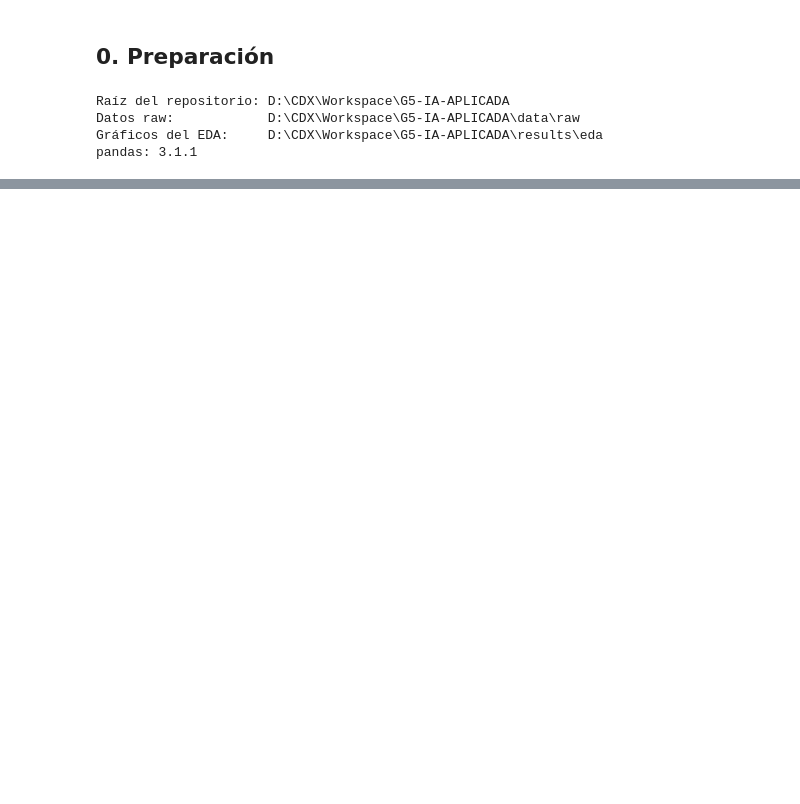
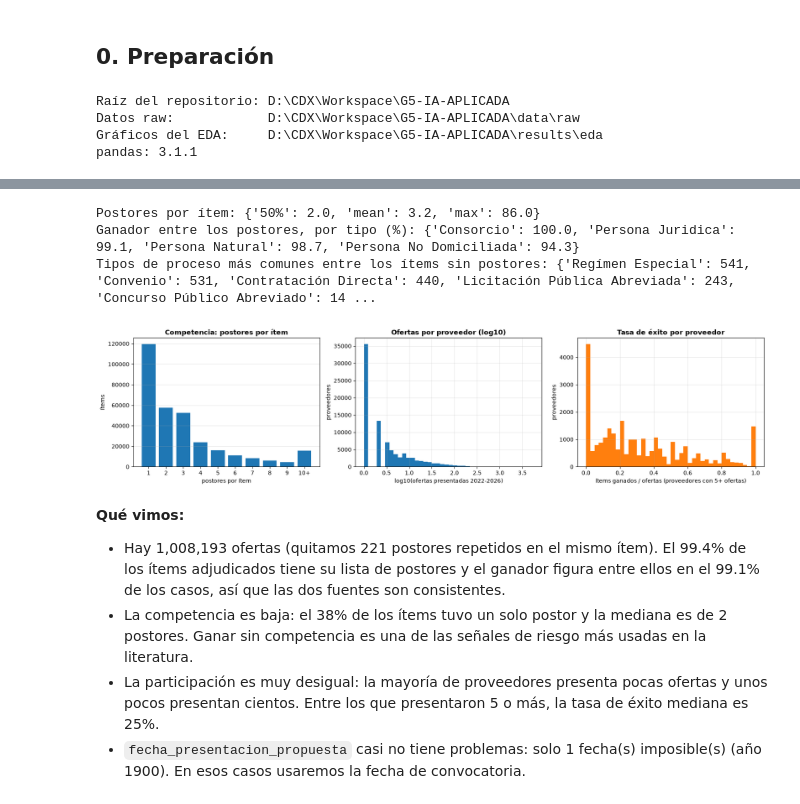
Before and after one commit to CyndxTs/G5-IA-APLICADA, a Jupyter notebook: notebooks/01_eda.ipynb, the cells around one changed output, grey strips where cells are left out. Drawn from its saved outputs; the diff is of its cells as text; code cells hidden in the pictures; blank space fills up the shorter version.

```diff
--- a/notebooks/01_eda.ipynb
+++ b/notebooks/01_eda.ipynb
@@ -630,0 +235,31 @@ Contratos (RUC propio): 13,854 | con sanción del proveedor en los 12 meses sigu
+# %%
+ofertantes, n_postores_repetidos = ex.preparar_ofertantes(fuentes["ofertantes"][0])
+res_of = ex.resumen_ofertantes(ofertantes, adjudicaciones)
+participacion = ex.participacion_proveedores(ofertantes, adjudicaciones)
+postores = res_of["postores"]
+print("Postores por ítem:", postores.describe()[["50%", "mean", "max"]].round(1).to_dict())
+print("Ganador entre los postores, por tipo (%):", res_of["ganador_entre_postores_por_tipo"].round(1).to_dict())
+print("Tipos de proceso más comunes entre los ítems sin postores:", res_of["procesos_sin_postores"].to_dict())
+
+ex.graficar_ofertantes(postores, participacion)
+plt.show()
+
+activos = participacion[participacion["ofertas"] >= 5]
+mostrar(f"""
+**Qué vimos:**
+- Hay {len(ofertantes):,} ofertas (quitamos {n_postores_repetidos} postores repetidos en el mismo ítem). El {res_of['pct_items_adj_con_postores']:.1f}% de los ítems adjudicados tiene su lista de postores y el ganador figura entre ellos en el {res_of['pct_ganador_entre_postores']:.1f}% de los casos, así que las dos fuentes son consistentes.
+- La competencia es baja: el {(postores == 1).mean()*100:.0f}% de los ítems tuvo un solo postor y la mediana es de {postores.median():.0f} postores. Ganar sin competencia es una de las señales de riesgo más usadas en la literatura.
+- La participación es muy desigual: la mayoría de proveedores presenta pocas ofertas y unos pocos presentan cientos. Entre los que presentaron 5 o más, la tasa de éxito mediana es {activos['tasa_exito'].median()*100:.0f}%.
+- `fecha_presentacion_propuesta` casi no tiene problemas: solo {res_of['fechas_propuesta_antes_2000']} fecha(s) imposible(s) (año 1900). En esos casos usaremos la fecha de convocatoria.
+""")
+# %% [output]
+Postores por ítem: {'50%': 2.0, 'mean': 3.2, 'max': 86.0}
+Ganador entre los postores, por tipo (%): {'Consorcio': 100.0, 'Persona Juridica': 99.1, 'Persona Natural': 98.7, 'Persona No Domiciliada': 94.3}
+Tipos de proceso más comunes entre los ítems sin postores: {'Regímen Especial': 541, 'Convenio': 531, 'Contratación Directa': 440, 'Licitación Pública Abreviada': 243, 'Concurso Público Abreviado': 14 ...
+[figure, added]
+
+**Qué vimos:**
+- Hay 1,008,193 ofertas (quitamos 221 postores repetidos en el mismo ítem). El 99.4% de los ítems adjudicados tiene su lista de postores y el ganador figura entre ellos en el 99.1% de los casos, así que las dos fuentes son consistentes.
+- La competencia es baja: el 38% de los ítems tuvo un solo postor y la mediana es de 2 postores. Ganar sin competencia es una de las señales de riesgo más usadas en la literatura.
+- La participación es muy desigual: la mayoría de proveedores presenta pocas ofertas y unos pocos presentan cientos. Entre los que presentaron 5 o más, la tasa de éxito mediana es 25%.
+- `fecha_presentacion_propuesta` casi no tiene problemas: solo 1 fecha(s) imposible(s) (año 1900). En esos casos usaremos la fecha de convocatoria.
```
Also changed, not shown: parts of 60 cells of this notebook, 18 other files.
